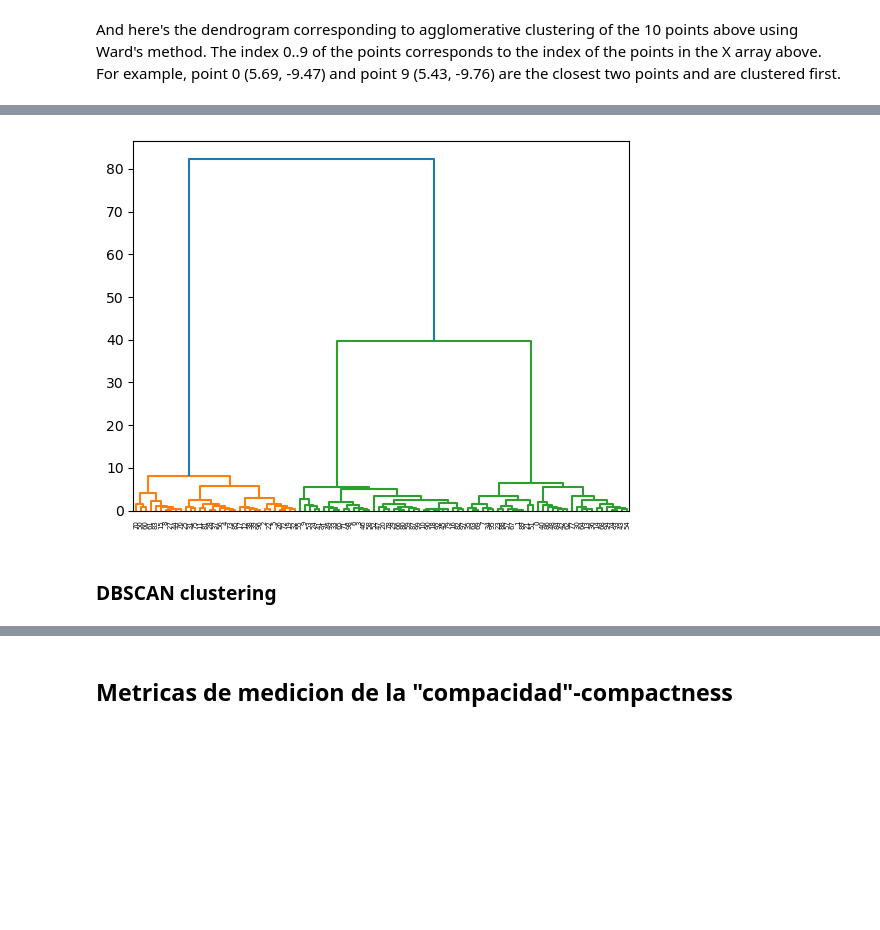
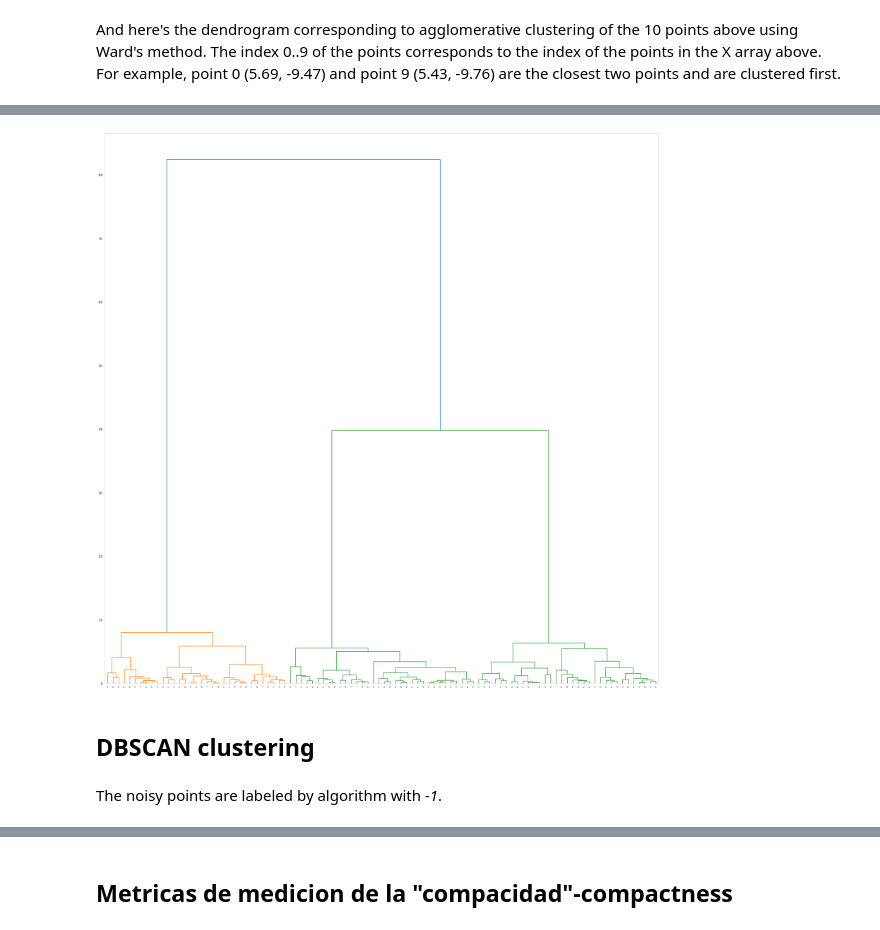
Before and after one commit to MillerQuintero2001/ARISA_Project_Data_Science, a Jupyter notebook: Class_#8/ARISA 8 - UNSUPERVISED.ipynb, the cells around one changed output, grey strips where cells are left out. Drawn from its saved outputs; the diff is of its cells as text; code cells hidden in the pictures; blank space fills up the shorter version.

```diff
--- a/Class_#8/ARISA 8 - UNSUPERVISED.ipynb
+++ b/Class_#8/ARISA 8 - UNSUPERVISED.ipynb
@@ -489,14 +554,15 @@ plt.show()
 # %%
 from scipy.cluster.hierarchy import ward, dendrogram
-plt.figure()
+plt.figure(figsize=(30, 30))
+plt.grid(False)
 dendrogram(ward(X))
 plt.show()
-
-# LA COSA ES MAS COMPLEJA Y COSTOSA CON MUCHOES ELEMENTOS
 # %% [output]
-[figure, old version]
+[figure, new version]
 # %% [markdown]
-### DBSCAN clustering
+## DBSCAN clustering
+# %% [markdown]
+The noisy points are labeled by algorithm with *-1*.
 # %%
 from sklearn.cluster import DBSCAN
 from sklearn.datasets import make_blobs
```
Also changed, not shown: parts of 60 cells of this notebook, 4 other files.
